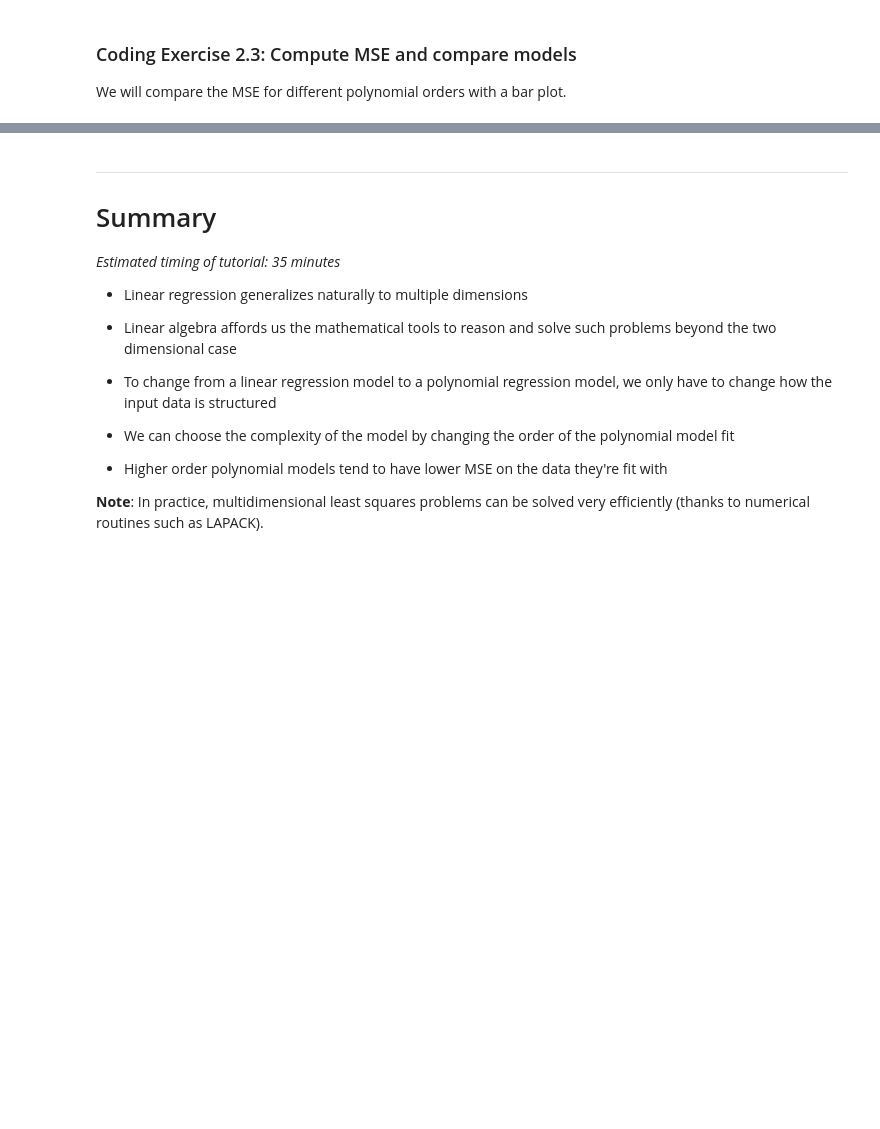
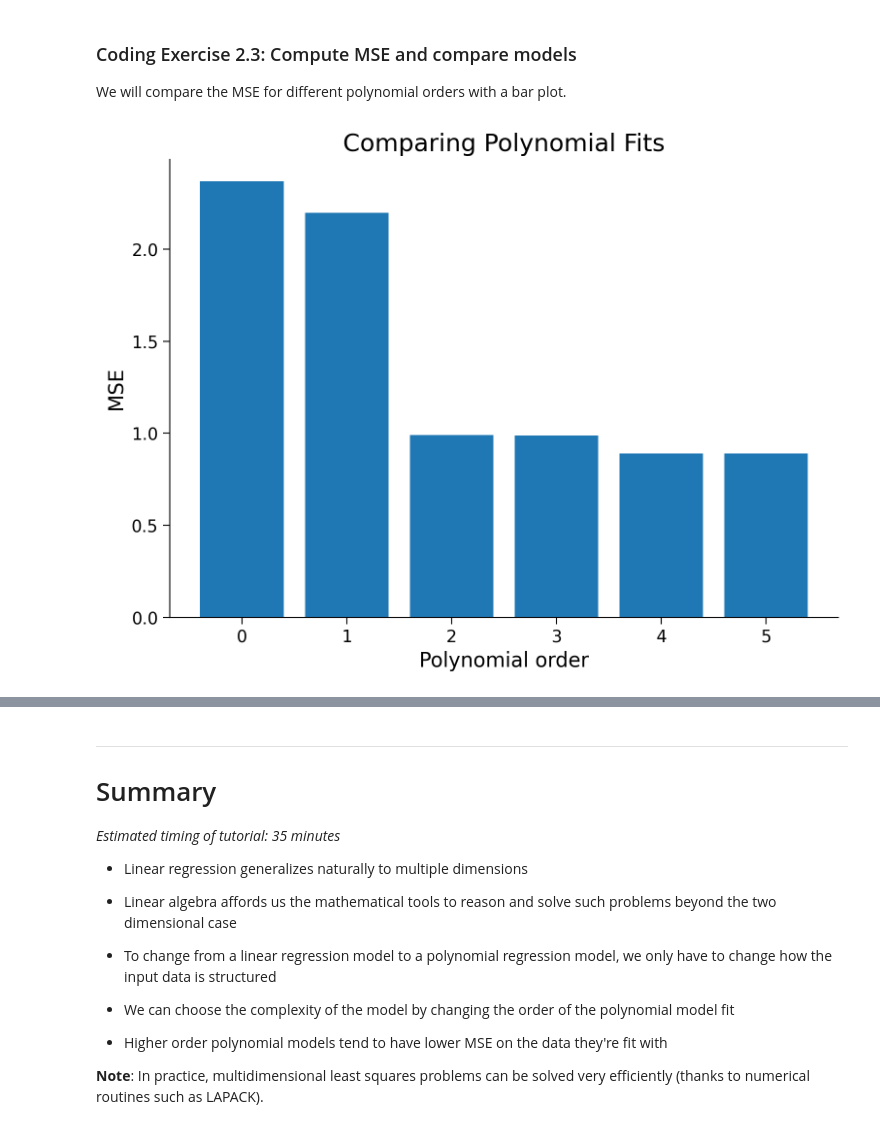
Before and after one commit to EmmanuelIsaiasGuizarBayardo/EmmanuelIsaiasGuizarBayardo.github.io, a Jupyter notebook: tutorials/W1D2_ModelFitting/student/W1D2_Tutorial4.ipynb, the cells around one changed output, grey strips where cells are left out. Cells and saved outputs as stored; diff of their text form; code cells hidden in the pictures; blank space fills up the shorter version.

```diff
--- a/tutorials/W1D2_ModelFitting/student/W1D2_Tutorial4.ipynb
+++ b/tutorials/W1D2_ModelFitting/student/W1D2_Tutorial4.ipynb
@@ -556,31 +577,33 @@ We will compare the MSE for different polynomial orders with a bar plot.
 # %%
 mse_list = []
 order_list = list(range(max_order + 1))
 
 for order in order_list:
 
   X_design = make_design_matrix(x, order)
 
   ########################################################################
   ## TODO for students
   # Fill out function and remove
-  raise NotImplementedError("Student exercise: compute MSE")
+  # raise NotImplementedError("Student exercise: compute MSE")
   ########################################################################
 
   # Get prediction for the polynomial regression model of this order
-  y_hat = ...
+  y_hat = X_design @ theta_hats[order]
 
   # Compute the residuals
-  residuals = ...
+  residuals = y - y_hat
 
   # Compute the MSE
-  mse = ...
+  mse = np.sum(residuals**2) / len(residuals)
 
   mse_list.append(mse)
 
 
 # Visualize MSE of fits
 evaluate_fits(order_list, mse_list)
+# %% [output]
+[figure, added]
 # %% [markdown]
 [*Click for solution*](https://github.com/NeuromatchAcademy/course-content/tree/main/tutorials/W1D2_ModelFitting/solutions/W1D2_Tutorial4_Solution_89324713.py)
 
```
Also changed, not shown: parts of 10 cells of this notebook.
